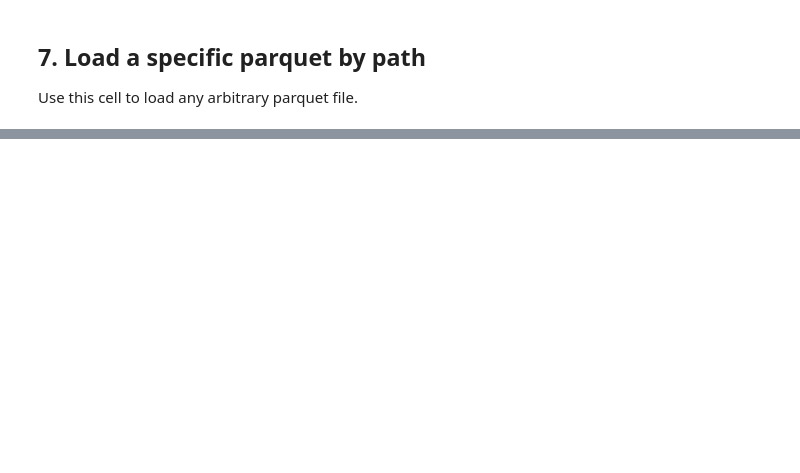
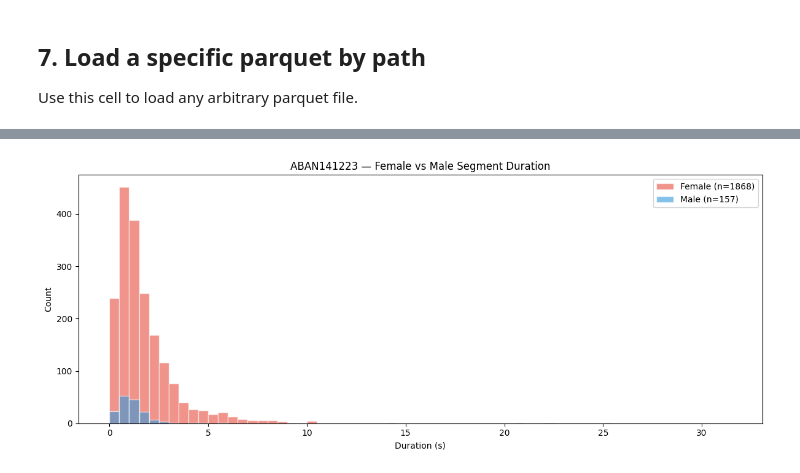
Before and after one commit to arunps12/HindiBabyNet, a Jupyter notebook: notebooks/03_read_parquets.ipynb, the cells around one changed output, grey strips where cells are left out. Drawn from its saved outputs; the diff is of its cells as text; code cells hidden in the pictures; blank space fills up the shorter version.

```diff
--- a/notebooks/03_read_parquets.ipynb
+++ b/notebooks/03_read_parquets.ipynb
@@ -219,0 +306,23 @@ else:
+# %%
+# ── Summary statistics ──────────────────────────────────
+dur_col = "orig_duration_sec"  # duration in the original analysis WAV
+
+for label, sdf in [("Female", fem_df), ("Male", mal_df)]:
+    if sdf.empty:
+        print(f"{label}: no segments")
+        continue
+    d = sdf[dur_col]
+    print(f"\n{'='*50}")
+    print(f"  {label} stream  ({len(sdf)} segments)")
+    print(f"{'='*50}")
+    print(f"  Total duration : {d.sum():.1f}s  ({d.sum()/3600:.2f}h)")
+    print(f"  Mean           : {d.mean():.3f}s")
+    print(f"  Median         : {d.median():.3f}s")
+    print(f"  Std            : {d.std():.3f}s")
+    print(f"  Min            : {d.min():.3f}s")
+    print(f"  Max            : {d.max():.3f}s")
+    print(f"  25th pctl      : {d.quantile(0.25):.3f}s")
+    print(f"  75th pctl      : {d.quantile(0.75):.3f}s")
+    print(f"  90th pctl      : {d.quantile(0.90):.3f}s")
+    print(f"  95th pctl      : {d.quantile(0.95):.3f}s")
+    print(f"  99th pctl      : {d.quantile(0.99):.3f}s")
@@ -219,0 +425,17 @@ else:
+# %%
+# ── Side-by-side comparison: Female vs Male ────────────
+fig, ax = plt.subplots(figsize=(12, 5))
+
+if not fem_df.empty and not mal_df.empty:
+    ax.hist(fem_df[dur_col], bins=bins, alpha=0.6, color="#e74c3c", label=f"Female (n={len(fem_df)})", edgecolor="white")
+    ax.hist(mal_df[dur_col], bins=bins, alpha=0.6, color="#3498db", label=f"Male (n={len(mal_df)})", edgecolor="white")
+    ax.set_title(f"{PID} — Female vs Male Segment Duration")
+    ax.set_xlabel("Duration (s)")
+    ax.set_ylabel("Count")
+    ax.legend()
+    plt.tight_layout()
+    plt.show()
+else:
+    print("Need both female and male data for comparison.")
+# %% [output]
+[figure, added]
```
Also changed, not shown: parts of 17 cells of this notebook, 20 other files.
